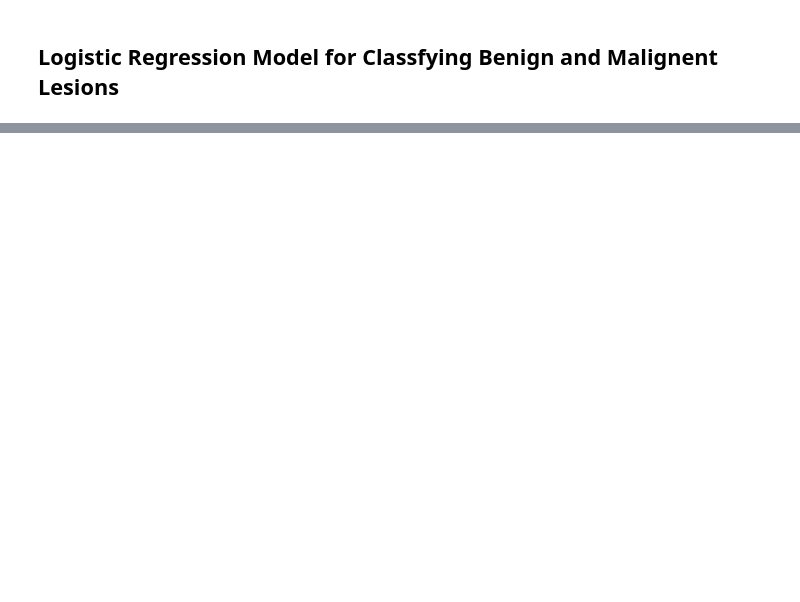
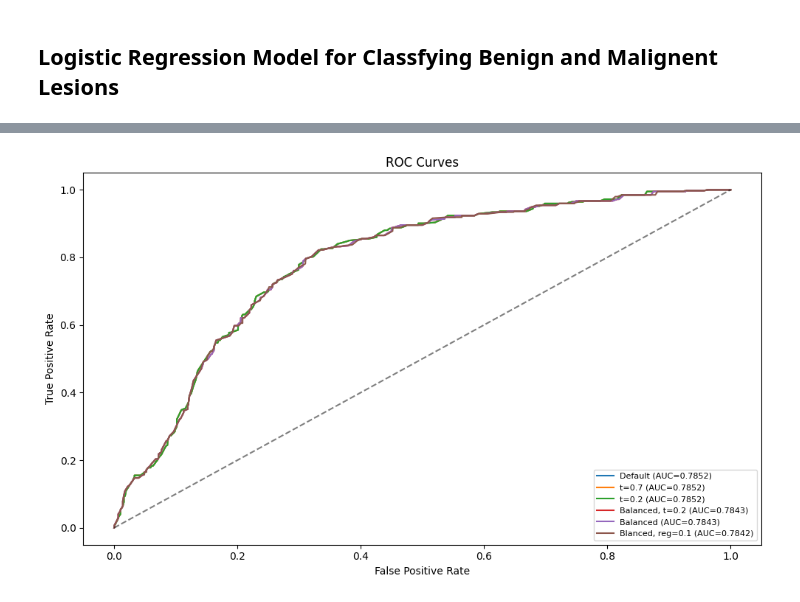
Before and after one commit to adharampal/skin-leision-detection, a Jupyter notebook: logistic_regression.ipynb, the cells around one changed output, grey strips where cells are left out. Saved outputs shown, nothing was run; the diff lists cells and outputs as text; code cells hidden in the pictures; blank space fills up the shorter version.

```diff
--- a/logistic_regression.ipynb
+++ b/logistic_regression.ipynb
@@ -158,0 +162,15 @@ F1: 0.5045795170691091
+# %%
+fig, ax = plt.subplots(figsize=(10, 6))
+for res in results:
+    fpr, tpr, _ = roc_curve(y_test, res["y_prob"])
+    ax.plot(fpr, tpr, label=f"{res['label']} (AUC={res['auc_roc']:.4f})")
+
+ax.plot([0, 1], [0, 1], 'k--', alpha=0.5)
+ax.set_xlabel("False Positive Rate")
+ax.set_ylabel("True Positive Rate")
+ax.set_title("LR: ROC Curves")
+ax.legend(fontsize=8, loc="lower right")
+plt.tight_layout()
+plt.show()
+# %% [output]
+[figure, added]
```
Also changed, not shown: parts of 25 cells of this notebook, 3 other files.
